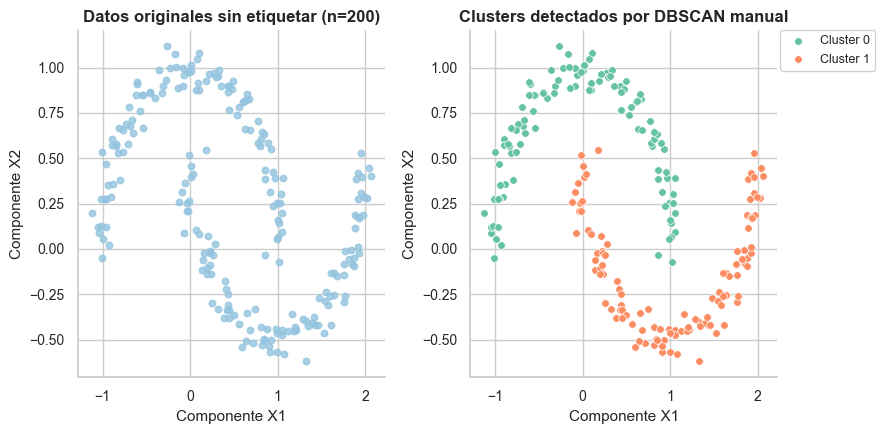
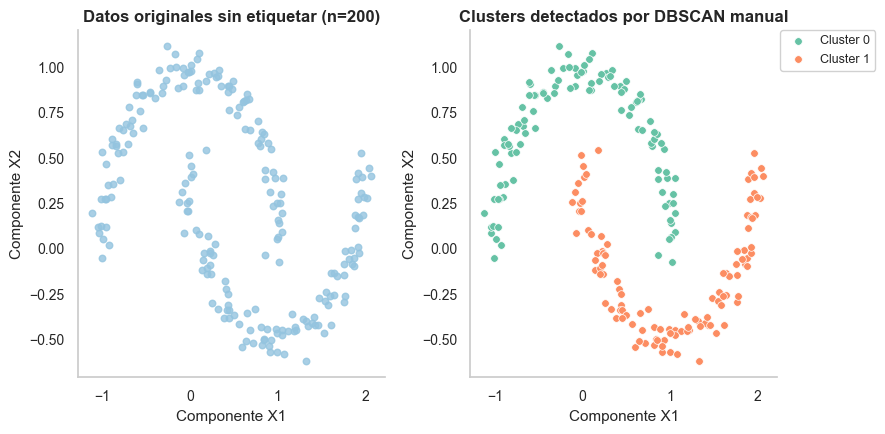
The notebook cell's code change between the first figure and the second:
--- before
+++ after
@@ -32,4 +32,5 @@
 for ax in axes:
     ax.spines[["top", "right"]].set_visible(False)
+    ax.grid(False)  # U3: scatter no necesita grid (data-ink ratio)
 
 plt.tight_layout(rect=[0, 0, 0.82, 1])

Commit: Agrega celdas descriptivas antes de cada bloque de código en ambos notebooks